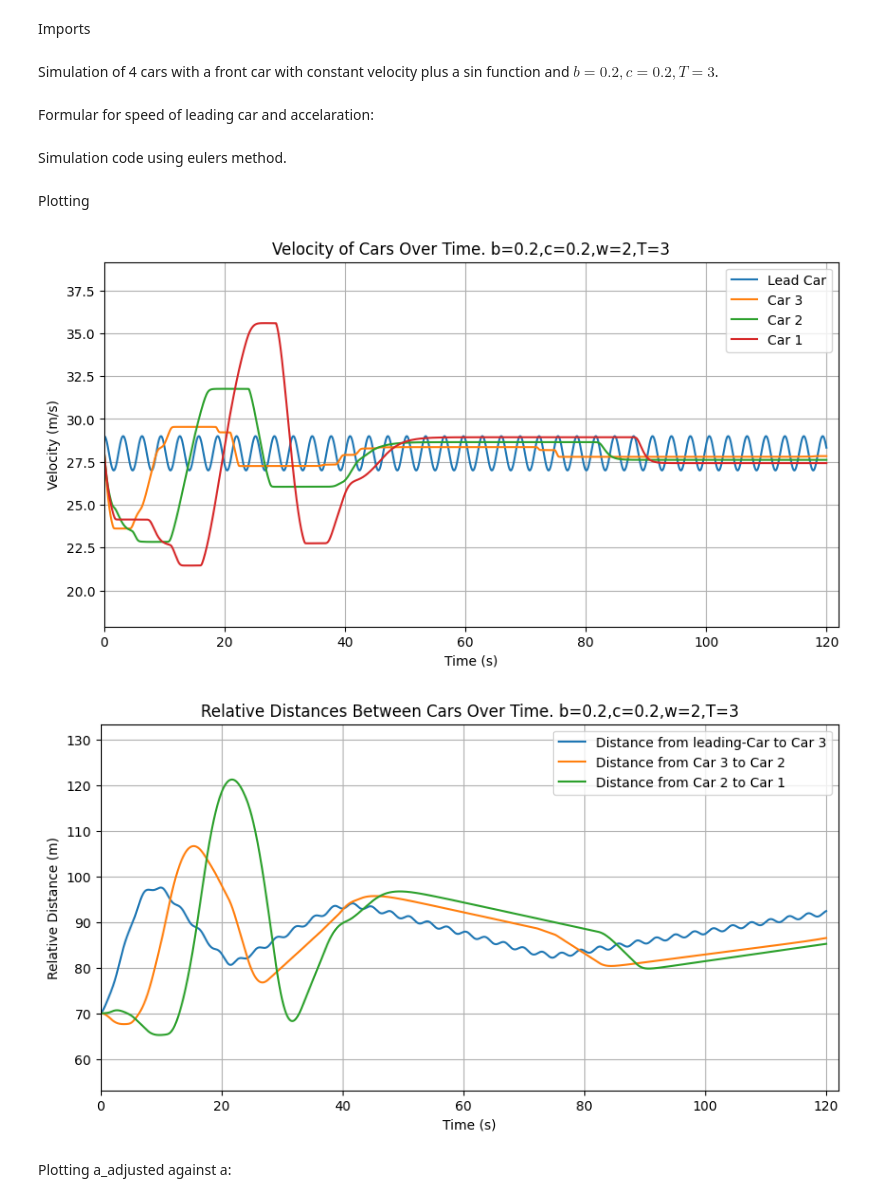
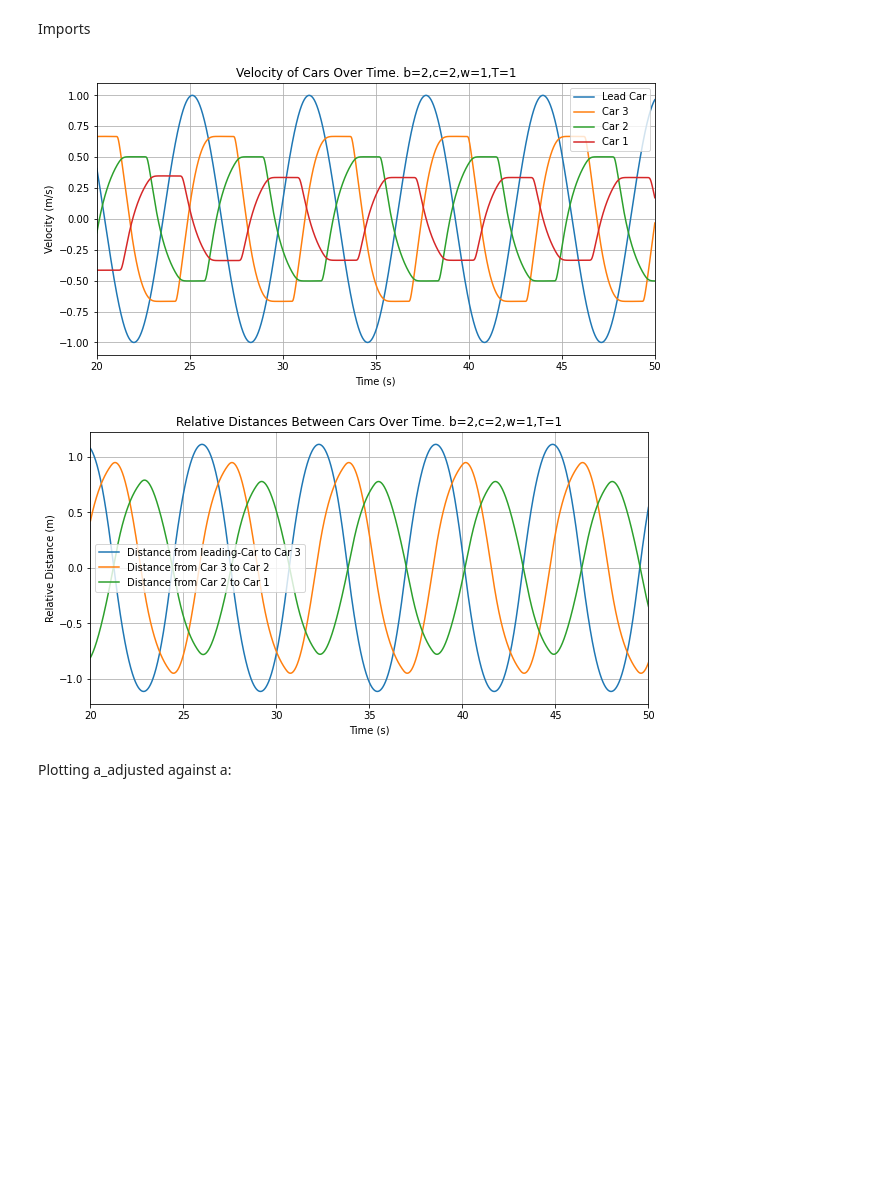
Before and after one commit to s204496/01257_advanced_math_modeling, a Jupyter notebook: numerical_simulations.ipynb, the cells around one changed output. Saved outputs shown, nothing was run; the diff lists cells and outputs as text; code cells hidden in the pictures; blank space fills up the shorter version.

Commit message:
Cleaned the code for the numerical simulatiuons up, so we dont have to run it all each time

```diff
--- a/numerical_simulations.ipynb
+++ b/numerical_simulations.ipynb
@@ -5,5 +5,3 @@ Imports
 
 import matplotlib.pyplot as plt
 import numpy as np
-# %% [markdown]
-Simulation of 4 cars with a front car with constant velocity plus a sin function and $b=0.2,c=0.2, T=3$.
@@ -10,22 +112,26 @@ Simulation of 4 cars with a front car with constant velocity plus a sin function
 # %%
 #Defining variables
 # Define number of cars including the leader.
 #number_of_cars = 2
-constant_leading_speed,omega, amplitude = 28, 2, 1
+constant_leading_speed,omega, amplitude = 0, 1, 1
 number_of_cars = 4
-b,c=0.2,0.2
-T=3
+b,c=2,2
+T=1
 # Defining constants for adjusted acceleration
 c1,c2,c3,c4 = -1,1,-10,10
 k,l = 10, 0.1
 adjusted_acceleration = True
 max_speed = 50
 # Defining starting positions
 position = [[70*i] for i in range(number_of_cars-1,-1,-1)]
-velocity = [[28] for i in range(number_of_cars)]
-relative_position = []
-for i in range(number_of_cars-1):
-    relative_position.append([])
-    relative_position[i].append(position[i][0]-position[i+1][0])
+velocity = [[0] for i in range(number_of_cars)]
+
+x_range = [20,50]
+time_steps = int(1e5)
+time_period = 50
+step_size,time_steps,relative_position,acc_adj = simulate_system(time_steps,time_period,b,c,omega,amplitude,max_speed, number_of_cars, position, velocity,constant_leading_speed, adjusted_acceleration, c1,c2,c3,c4,k,l)
+
+plot_system(step_size, time_steps, velocity, relative_position, number_of_cars,b,c,omega,T, x_range)
+# %% [output]
+[figure, added]
+[figure, added]
-# %% [markdown]
-Formular for speed of leading car and accelaration:
@@ -51,2 +137,0 @@ def acc_adj(a, v_self, c1, c2, c3, c4, k, l):
-# %% [markdown]
-Simulation code using eulers method.
@@ -73,46 +138,3 @@ for i in range(time_steps):
-# %% [markdown]
-Plotting
-# %%
-# Create time array
-time = [i * step_size for i in range(time_steps+1)]
-
-# Plot velocities
-plt.figure(figsize=(10, 5))
-for i in range(number_of_cars):
-    if i == 0:
-        plt.plot(time, velocity[i], label="Lead Car")
-    else:
-        plt.plot(time, velocity[i], label="Car "+str(number_of_cars-i))
-plt.title(f"Velocity of Cars Over Time. b={b},c={c},w={omega},T={T}")
-plt.xlabel("Time (s)")
-plt.ylabel("Velocity (m/s)")
-plt.legend()
-plt.grid(True)
-plt.xlim(0, time_period+2)
-plt.ylim(min(min(row) for row in velocity)-0.1*max(max(row) for row in velocity), 1.1*max(max(row) for row in velocity))
-
-plt.show()
-plt.show()
-
-# Plot relative distances
-plt.figure(figsize=(10, 5))
-for i in range(number_of_cars-1):
-    if i == 0:
-        plt.plot(time, relative_position[i], label="Distance from leading-Car to Car "+str(number_of_cars-1))
-    else:
-        plt.plot(time, relative_position[i], label="Distance from Car "+str(number_of_cars-i)+" to Car "+str(number_of_cars-i-1))
-plt.title(f"Relative Distances Between Cars Over Time. b={b},c={c},w={omega},T={T}")
-plt.xlabel("Time (s)")
-plt.ylabel("Relative Distance (m)")
-plt.legend()
-plt.grid(True)
-plt.xlim(0, time_period+2)
-plt.ylim(min(min(row) for row in relative_position)-0.1*max(max(row) for row in relative_position), 1.1*max(max(row) for row in relative_position))
-
-plt.show()
-# %% [output]
-[figure, removed]
-[figure, removed]
 # %% [markdown]
 Plotting a_adjusted against a:
 # %%
```
Also changed, not shown: parts of 4 cells of this notebook, 2 other files.
